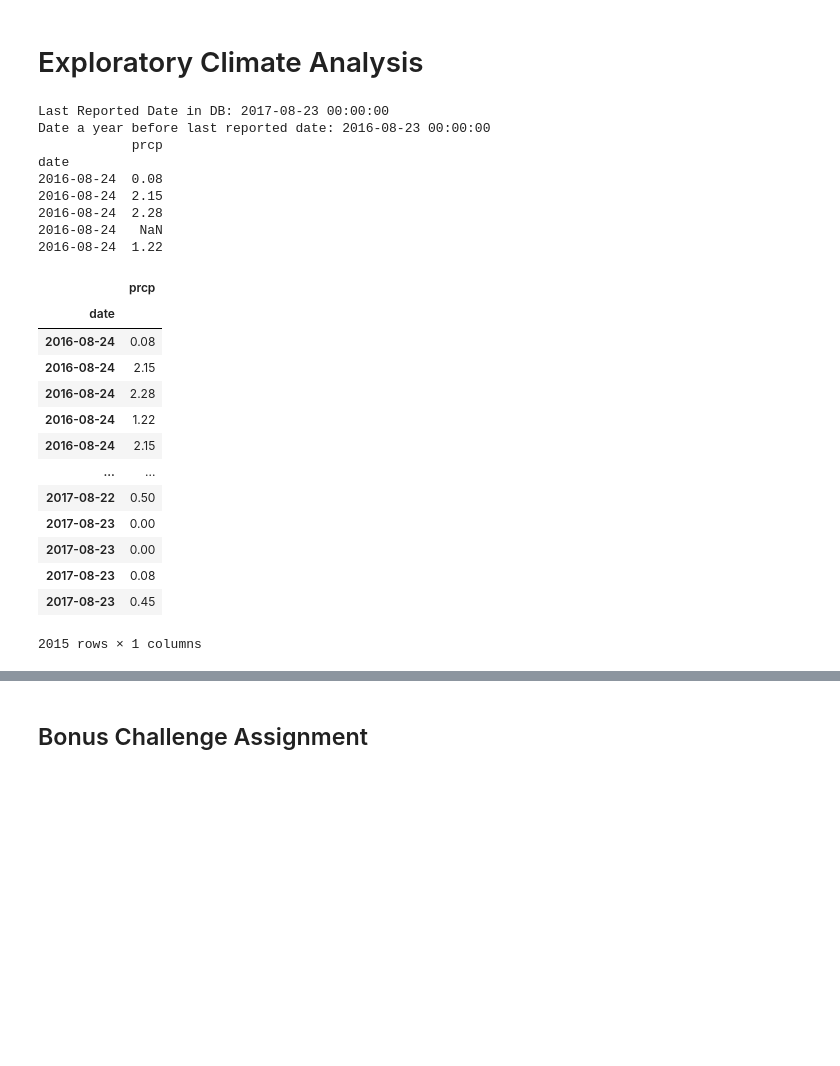
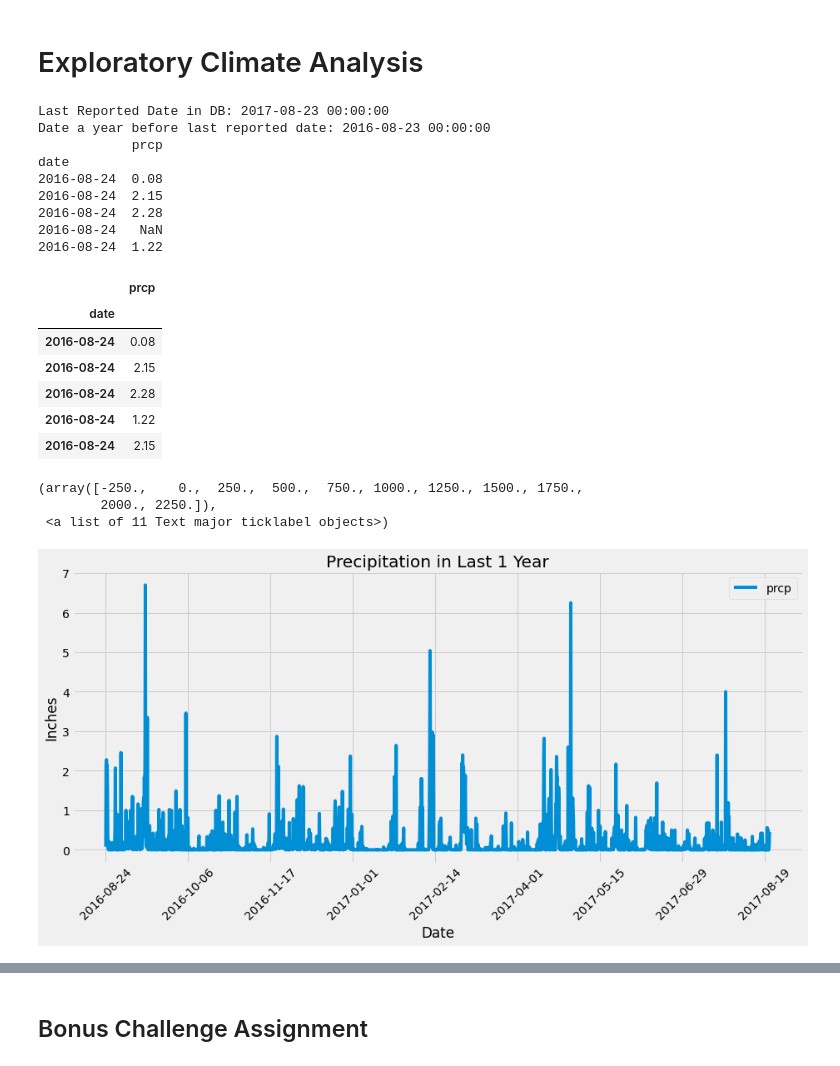
Before and after one commit to itsjaggu/sqlalchemy-challenge, a Jupyter notebook: climate_starter.ipynb, the cells around one changed output, grey strips where cells are left out. Saved outputs shown, nothing was run; the diff lists cells and outputs as text; code cells hidden in the pictures; blank space fills up the shorter version.

```diff
--- a/climate_starter.ipynb
+++ b/climate_starter.ipynb
@@ -88,53 +89,62 @@ first_row.__dict__
 # %% [markdown]
 # Exploratory Climate Analysis
 # %%
-# Design a query to retrieve the last 12 months of precipitation data and plot the results
+# Retrieving the last 12 months of precipitation data and plot the results
 
-# Calculate the date 1 year ago from the last data point in the database
-
-# Perform a query to retrieve the data and precipitation scores
-
-# Save the query results as a Pandas DataFrame and set the index to the date column
-
-# Sort the dataframe by date
-
-# Use Pandas Plotting with Matplotlib to plot the data
-
+# Calculating the date 1 year ago from the last data point in the database
 Last_Data_Point = session.query(Measurement.date).order_by(Measurement.date.desc()).first()
 for row in Last_Data_Point:
-    Last_Date = datetime.strptime(row[:], '%Y-%m-%d')
+    Last_Date = dt.datetime.strptime(row[:], "%Y-%m-%d")
 print(f"Last Reported Date in DB: {Last_Date}")
+
 Last_Year_Date = Last_Date.replace(year = Last_Date.year - 1)
 print(f"Date a year before last reported date: {Last_Year_Date}")
 
-Last_Year_Data = pd.DataFrame(session.query(Measurement.date,Measurement.prcp).\
-                filter(Measurement.date >= Last_Year_Date).order_by(Measurement.date.asc()).all())
-Last_Year_Data = Last_Year_Data.set_index("date")
-print(Last_Year_Data.head())
-Last_Year_Data_Clean = Last_Year_Data.dropna()
-Last_Year_Data_Clean
+# Columns for selection
+sel = [Measurement.date
+      ,Measurement.prcp]
+
+# Retrieving the data and precipitation scores and saving result in pandas dataframe
+Last_Year_Data = session.query(*sel).\
+                filter(func.strftime("%Y-%m-%d", Measurement.date) >= Last_Year_Date).\
+                order_by(Measurement.date.asc()).all()
+Prcp_Data_df = pd.DataFrame(Last_Year_Data, columns=["date","prcp"])
+
+# Indexing date column
+Prcp_Data_df = Prcp_Data_df.set_index("date")
+print(Prcp_Data_df.head())
+
+# Removing NaN values from data for plot
+Prcp_Data_Clean = Prcp_Data_df.dropna()
+Prcp_Data_Clean.head()
 # %% [output]
 Last Reported Date in DB: 2017-08-23 00:00:00
 Date a year before last reported date: 2016-08-23 00:00:00
             prcp
 date
 2016-08-24  0.08
 2016-08-24  2.15
 2016-08-24  2.28
 2016-08-24   NaN
 2016-08-24  1.22
 |  | prcp |
 | date |  |
 | 2016-08-24 | 0.08 |
 | 2016-08-24 | 2.15 |
 | 2016-08-24 | 2.28 |
 | 2016-08-24 | 1.22 |
 | 2016-08-24 | 2.15 |
-| ... | ... |
-| 2017-08-22 | 0.50 |
-| 2017-08-23 | 0.00 |
-| 2017-08-23 | 0.00 |
-| 2017-08-23 | 0.08 |
-| 2017-08-23 | 0.45 |
-2015 rows × 1 columns
+# %%
+# Plotting Pracipitation data for last 12 months.
+prcp_bar = Prcp_Data_Clean.plot(figsize = (14,6))
+prcp_bar.set(xlabel = "Date",\
+             ylabel = "Inches",\
+             title = "Precipitation in Last 1 Year"
+            )
+plt.xticks(rotation=45)
+# %% [output]
+(array([-250.,    0.,  250.,  500.,  750., 1000., 1250., 1500., 1750.,
+        2000., 2250.]),
+ <a list of 11 Text major ticklabel objects>)
+[figure, added]
 # %%
```
Also changed, not shown: parts of 19 cells of this notebook.
